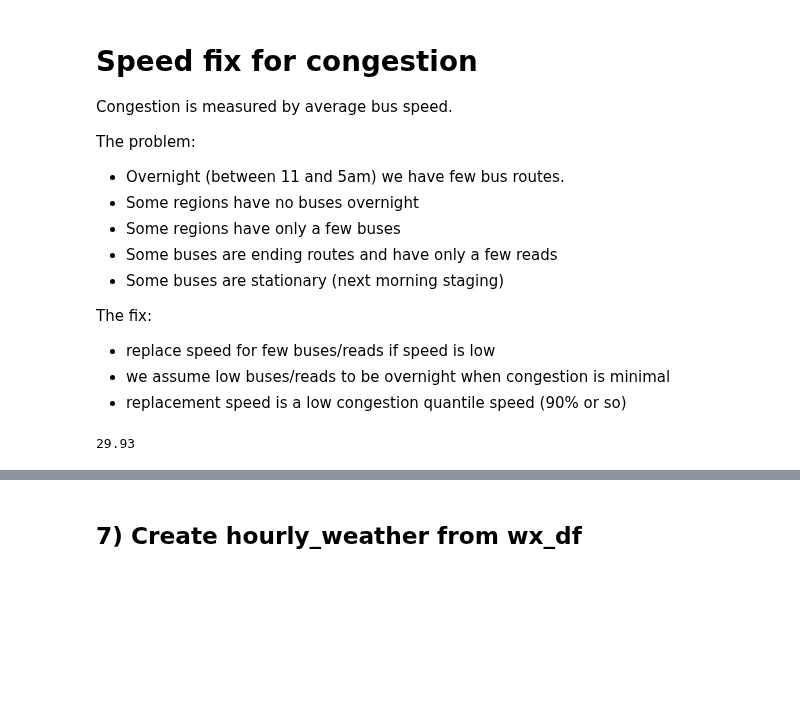
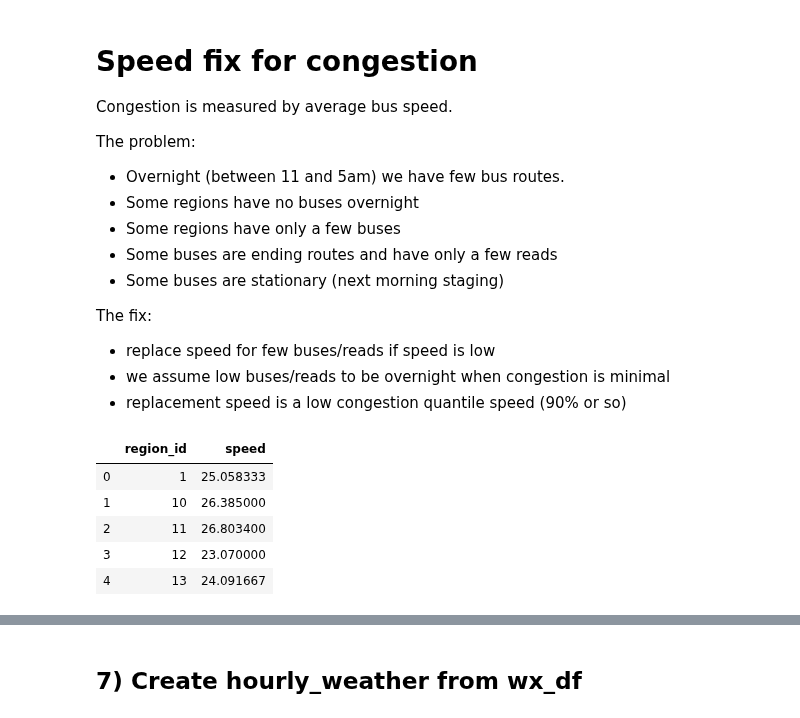
Before and after one commit to sciencelee/chicago-red-light-cameras, a Jupyter notebook: 01-build-db.ipynb, the cells around one changed output, grey strips where cells are left out. Saved outputs shown, nothing was run; the diff lists cells and outputs as text; code cells hidden in the pictures; blank space fills up the shorter version.

```diff
--- a/01-build-db.ipynb
+++ b/01-build-db.ipynb
@@ -941,31 +940,39 @@ The fix:
 - replace speed for few buses/reads if speed is low
 - we assume low buses/reads to be overnight when congestion is minimal
 - replacement speed is a low congestion quantile speed (90% or so)
+# %%
+## Let's get the 0.90 quantile for every region, and then use that to fill in missing data
+
+regions_90 = all_traffic.groupby(['region_id'])['speed'].quantile(0.9).reset_index()
+# %%
+regions_90.head()
+# %% [output]
+|  | region_id | speed |
+| 0 | 1 | 25.058333 |
+| 1 | 10 | 26.385000 |
+| 2 | 11 | 26.803400 |
+| 3 | 12 | 23.070000 |
+| 4 | 13 | 24.091667 |
 # %%
-#### 15 MINUTES OR SO
+#### 5 MINUTES OR SO
 
 #my read on this is that few buses run 24/7, so the data is unreliable.
 # buses stage for next morning.  You can see them all along Clark, LSD etc.
 # They have speed=0 and may be recording.  Could talk to owner of dataset.
 
 # I will draw the cutoff at 100 reads, 5 buses, speed < 10
-# in that case I will put in a quantile speed
-
-speed90 = traffic_df['speed'].quantile(0.90)
-print(speed90)
+# in that case I will put in a quantile speed for the region
 
 
-def speed_check(bus, speed, reads):
+def speed_check(bus, speed, reads, region_id, regions_90):
     if (bus <= 5 or reads < 100) and speed < 25 or speed > 40:
-        return speed90
+        return regions_90[regions_90['region_id']==region_id]['speed'].values[0]
     else:
         return speed
 
 
 # apply is SLOOOOOOWWW, but not sure how else to accomplish this without iter
-all_traffic['speed'] = all_traffic.apply(lambda x: speed_check(x.bus_count, x.speed, x.num_reads), axis=1)
+all_traffic['speed'] = all_traffic.apply(lambda x: speed_check(x.bus_count, x.speed, x.num_reads, x.region_id, regions_90), axis=1)
-# %% [output]
-29.93
 # %%
 make_table(all_traffic, 'hourly_congestion', c, conn)
 # %% [output]
```
Also changed, not shown: parts of 42 cells of this notebook, 1 other file.
